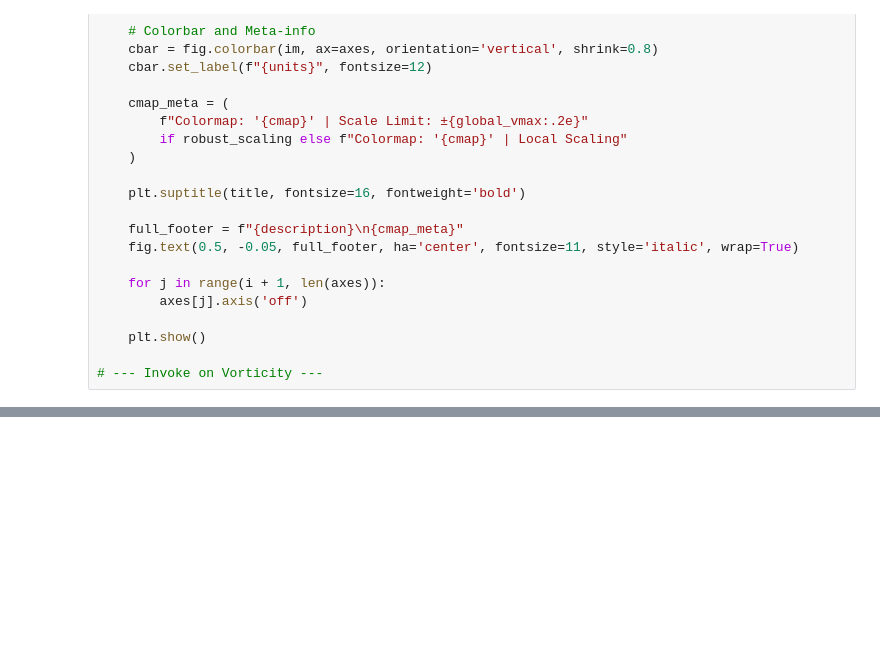
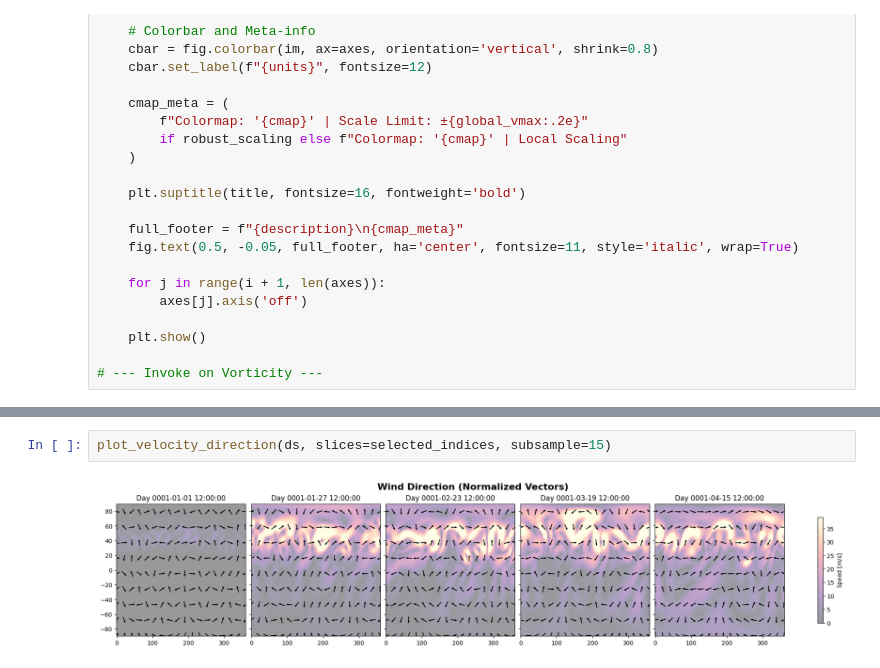
Before and after one commit to tglanz/climatology, a Jupyter notebook: notebooks/nc_processing_example.ipynb, the cells around one changed output, grey strips where cells are left out. Drawn from its saved outputs; the diff is of its cells as text; blank space fills up the shorter version.

```diff
--- a/notebooks/nc_processing_example.ipynb
+++ b/notebooks/nc_processing_example.ipynb
@@ -173,0 +291,4 @@ plot_variable_evolution(
+# %%
+plot_velocity_direction(ds, slices=selected_indices, subsample=15)
+# %% [output]
+[figure, added]
```
Also changed, not shown: parts of 6 cells of this notebook, 2 other files.
